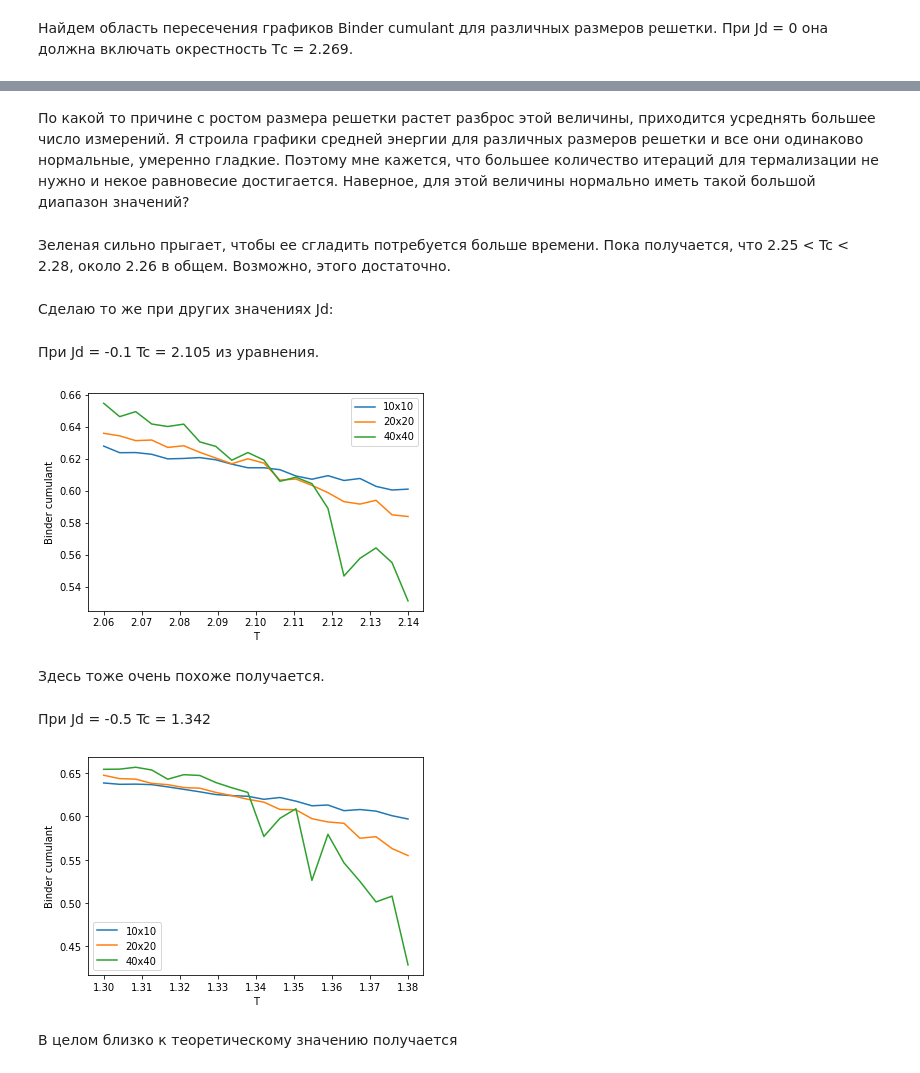
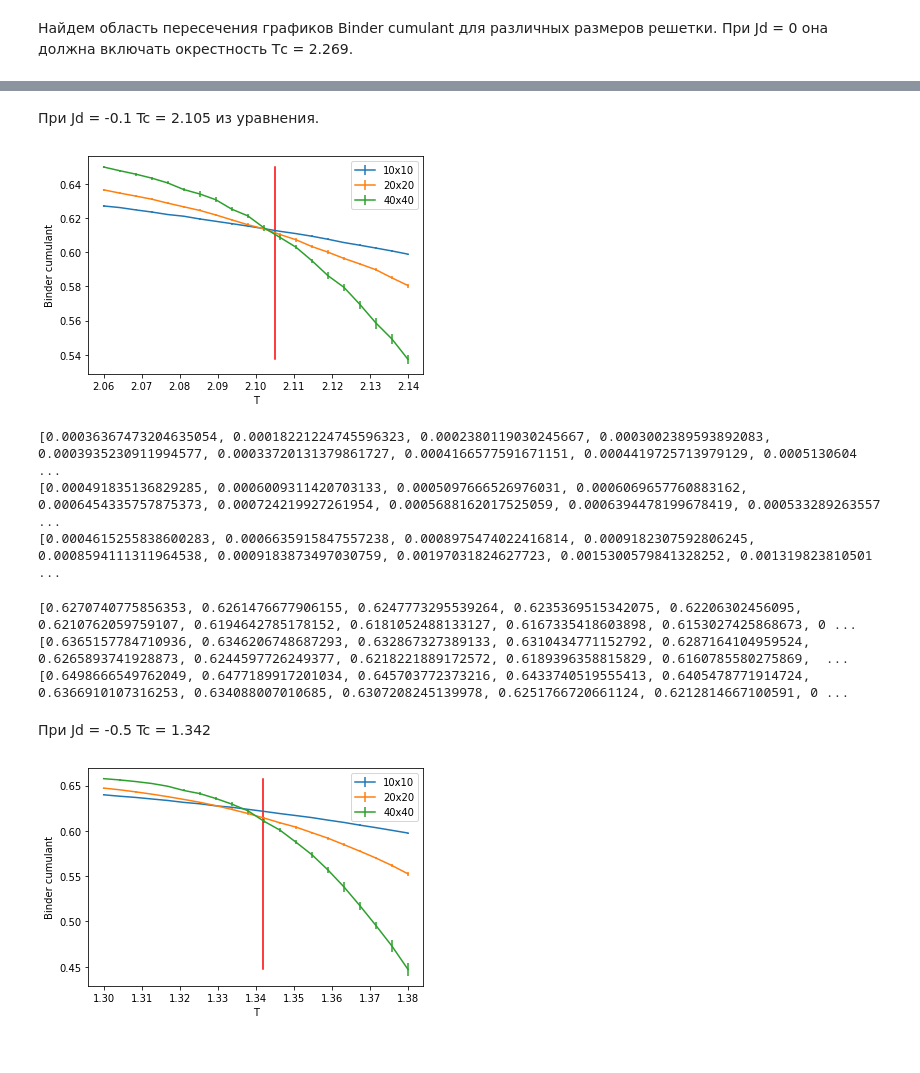
Before and after one commit to vnsverchkova/VKR, a Jupyter notebook: binder cumulatn.ipynb, the cells around one changed output, grey strips where cells are left out. Drawn from its saved outputs; the diff is of its cells as text; code cells hidden in the pictures.

```diff
--- a/binder cumulatn.ipynb
+++ b/binder cumulatn.ipynb
@@ -137,9 +176,0 @@ Temps = np.linspace(2.2, 2.3, 20)
-# %%
-binder_10 = []
-binder_20 = []
-binder_40 = []
-
-for t in tqdm(Temps):
-    binder_10.append(simulate(10,t,1,0,int(2e5),int(1e5)))
-    binder_20.append(simulate(20,t,1,0,int(2e6),int(1e5)))
-    binder_40.append(simulate(40,t,1,0,int(2e6),int(1e5)))
@@ -181,9 +230,2 @@ plt.show()
-# %% [markdown]
-По какой то причине с ростом размера решетки растет разброс этой величины, приходится усреднять большее число измерений.
-Я строила графики средней энергии для различных размеров решетки и все они одинаково нормальные, умеренно гладкие. Поэтому мне кажется, что большее количество итераций для термализации не нужно и некое равновесие достигается. Наверное, для этой величины нормально иметь такой большой диапазон значений?
-# %% [markdown]
-Зеленая сильно прыгает, чтобы ее сгладить потребуется больше времени. Пока получается, что 2.25 < Tc < 2.28, около 2.26 в общем. Возможно, этого достаточно.
-# %% [markdown]
-Сделаю то же при других значениях Jd:
 # %% [markdown]
 При Jd = -0.1 Tc = 2.105 из уравнения.
@@ -192,9 +231,0 @@ Temps = np.linspace(2.06, 2.14, 20)
-# %%
-binder_10 = []
-binder_20 = []
-binder_40 = []
-
-for t in tqdm(Temps):
-    binder_10.append(simulate(10,t,1,-0.1,int(2e5),int(1e5)))
-    binder_20.append(simulate(20,t,1,-0.1,int(2e6),int(1e5)))
-    binder_40.append(simulate(40,t,1,-0.1,int(2e6),int(1e5)))
@@ -201,15 +256,46 @@ for t in tqdm(Temps):
+# %%
+binder10_01 = []
+binder20_01 = []
+binder40_01 = []
+er10_01 = []
+er20_01 = []
+er40_01 = []
+for t in range(T):
+    binder10_01.append(np.mean( [binder_10[i,t] for i in range(N)] ))
+    er10_01.append(np.std( [binder_10[i,t] for i in range(N)] ))
+
+    binder20_01.append(np.mean( [binder_20[i,t] for i in range(N)] ))
+    er20_01.append(np.std( [binder_20[i,t] for i in range(N)] ))
+
+    binder40_01.append(np.mean( [binder_40[i,t] for i in range(N)] ))
+    er40_01.append(np.std( [binder_40[i,t] for i in range(N)] ))
 # %%
-plt.plot(Temps, binder_10, label = '10x10')
-plt.plot(Temps, binder_20, label = '20x20')
-plt.plot(Temps, binder_40, label = '40x40')
+plt.errorbar(Temps, binder10_01, yerr = er10_01, label = '10x10')
+plt.errorbar(Temps, binder20_01, yerr = er20_01, label = '20x20')
+plt.errorbar(Temps, binder40_01, yerr = er40_01, label = '40x40')
+plt.plot([2.105]*20, np.linspace(binder40_01[0],binder40_01[-1],20), c = 'r')
 plt.legend()
 
 plt.xlabel("T")
 plt.ylabel("Binder cumulant")
 plt.show()
 # %% [output]
-[figure, old version]
+[figure, new version]
-# %% [markdown]
-Здесь тоже очень похоже получается.
+# %%
+print(er10_01)
+print(er20_01)
+print(er40_01)
+# %% [output]
+[0.00036367473204635054, 0.00018221224745596323, 0.0002380119030245667, 0.0003002389593892083, 0.0003935230911994577, 0.00033720131379861727, 0.0004166577591671151, 0.0004419725713979129, 0.0005130604 ...
+[0.000491835136829285, 0.0006009311420703133, 0.0005097666526976031, 0.0006069657760883162, 0.0006454335757875373, 0.000724219927261954, 0.0005688162017525059, 0.0006394478199678419, 0.000533289263557 ...
+[0.0004615255838600283, 0.0006635915847557238, 0.0008975474022416814, 0.0009182307592806245, 0.0008594111311964538, 0.0009183873497030759, 0.00197031824627723, 0.0015300579841328252, 0.001319823810501 ...
+# %%
+print(binder10_01)
+print(binder20_01)
+print(binder40_01)
+# %% [output]
+[0.6270740775856353, 0.6261476677906155, 0.6247773295539264, 0.6235369515342075, 0.62206302456095, 0.6210762059759107, 0.6194642785178152, 0.6181052488133127, 0.6167335418603898, 0.6153027425868673, 0 ...
+[0.6365157784710936, 0.6346206748687293, 0.632867327389133, 0.6310434771152792, 0.6287164104959524, 0.6265893741928873, 0.6244597726249377, 0.6218221889172572, 0.6189396358815829, 0.6160785580275869,  ...
+[0.6498666549762049, 0.6477189917201034, 0.645703772373216, 0.6433740519555413, 0.6405478771914724, 0.6366910107316253, 0.634088007010685, 0.6307208245139978, 0.6251766720661124, 0.6212814667100591, 0 ...
 # %% [markdown]
 При Jd = -0.5 Tc = 1.342
@@ -227,13 +342,12 @@ for t in tqdm(Temps):
 # %%
-plt.plot(Temps, binder_10, label = '10x10')
-plt.plot(Temps, binder_20, label = '20x20')
-plt.plot(Temps, binder_40, label = '40x40')
+plt.errorbar(Temps, binder10_05, yerr = er10_05, label = '10x10')
+plt.errorbar(Temps, binder20_05, yerr = er20_05, label = '20x20')
+plt.errorbar(Temps, binder40_05, yerr = er40_05, label = '40x40')
+plt.plot([1.342]*20, np.linspace(binder40_05[0],binder40_05[-1],20), c = 'r')
 plt.legend()
 
 plt.xlabel("T")
 plt.ylabel("Binder cumulant")
 plt.show()
 # %% [output]
-[figure, old version]
+[figure, new version]
-# %% [markdown]
-В целом близко к теоретическому значению получается
```
Also changed, not shown: parts of 20 cells of this notebook.
